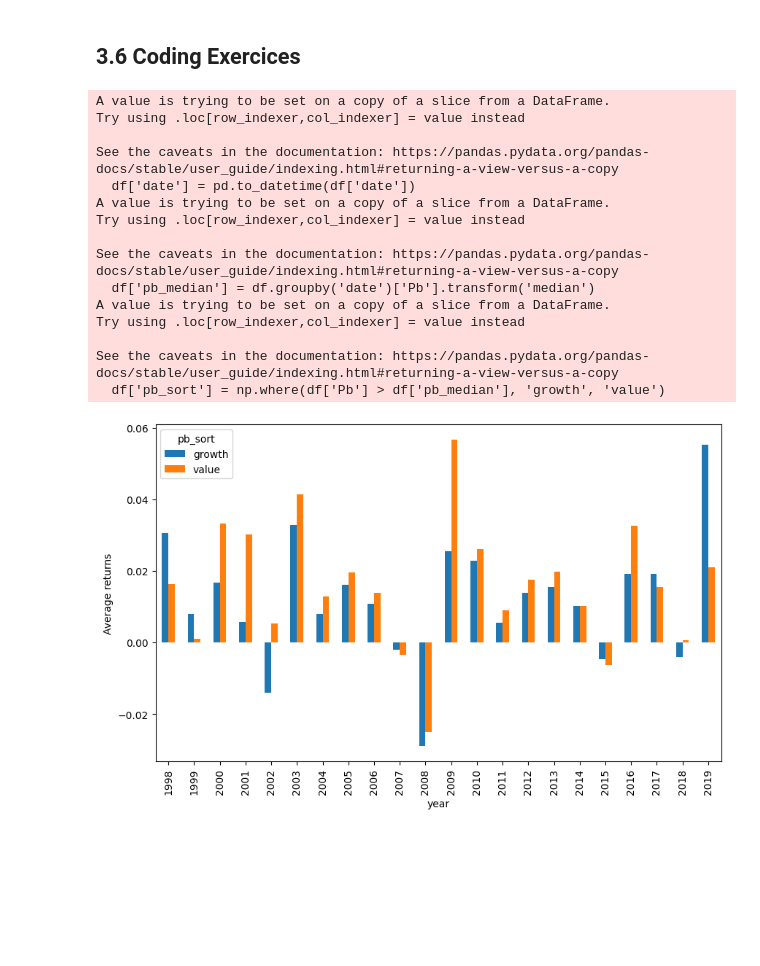
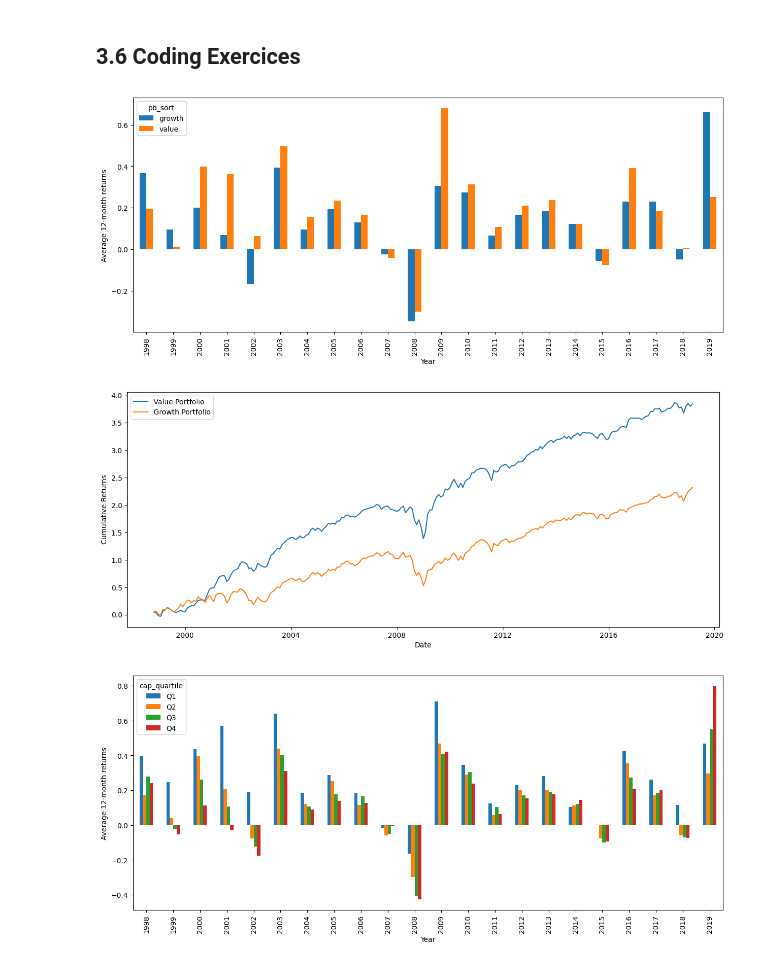
Before and after one commit to mathieucbd/ml-for-factor-investing, a Jupyter notebook: notebooks/2_factors.ipynb, the cells around one changed output. Cells and saved outputs as stored; diff of their text form; code cells hidden in the pictures; blank space fills up the shorter version.

```diff
--- a/notebooks/2_factors.ipynb
+++ b/notebooks/2_factors.ipynb
@@ -280,30 +280,51 @@ plt.show()
 # %% [markdown]
 ## 3.6 Coding Exercices
 # %%
-# Compute annual returns of the growth versus value portfolios, that is, the average return of firms with above median price-to-book ratio (the variable is called `Pb' in the dataset).
-df = data_ml[['stock_id','date','Pb','R1M_Usd']].copy()
-df['date'] = pd.to_datetime(df['date'])
-df['pb_median'] = df.groupby('date')['Pb'].transform('median')
-df['pb_sort'] = np.where(df['Pb'] > df['pb_median'], 'growth', 'value')
-avg_returns = df.groupby([df['date'].dt.year, 'pb_sort'])['R1M_Usd'].mean().reset_index()
-avg_returns.pivot(index='date',columns='pb_sort',values='R1M_Usd').plot.bar(figsize=(10,6))
-plt.ylabel('Average returns')
+# 1. Compute annual returns of the growth versus value portfolios, that is,
+#    the average return of firms with above median price-to-book ratio (the variable is called `Pb' in the dataset).
+
+df_exo = data_ml[['stock_id','date','Pb','R1M_Usd']].copy()
+df_exo['date'] = pd.to_datetime(df_exo['date'])
+df_exo['R1M_USD_annualized'] = df_exo['R1M_Usd'] * 12
+df_exo['pb_median'] = df_exo.groupby('date')['Pb'].transform('median')
+df_exo['pb_sort'] = np.where(df_exo['Pb'] > df_exo['pb_median'], 'growth', 'value')
+avg_ann_returns = df_exo.groupby([df_exo['date'].dt.year, 'pb_sort'])['R1M_USD_annualized'].mean().reset_index()
+avg_ann_returns.pivot(index='date',columns='pb_sort',values='R1M_USD_annualized').plot.bar(figsize=(15,6))
+plt.ylabel('Average 12-month returns')
 plt.xlabel('Year')
 plt.show()
 # %% [output]
-A value is trying to be set on a copy of a slice from a DataFrame.
-Try using .loc[row_indexer,col_indexer] = value instead
-
-See the caveats in the documentation: https://pandas.pydata.org/pandas-docs/stable/user_guide/indexing.html#returning-a-view-versus-a-copy
-  df['date'] = pd.to_datetime(df['date'])
-A value is trying to be set on a copy of a slice from a DataFrame.
-Try using .loc[row_indexer,col_indexer] = value instead
-
-See the caveats in the documentation: https://pandas.pydata.org/pandas-docs/stable/user_guide/indexing.html#returning-a-view-versus-a-copy
-  df['pb_median'] = df.groupby('date')['Pb'].transform('median')
-A value is trying to be set on a copy of a slice from a DataFrame.
-Try using .loc[row_indexer,col_indexer] = value instead
-
-See the caveats in the documentation: https://pandas.pydata.org/pandas-docs/stable/user_guide/indexing.html#returning-a-view-versus-a-copy
-  df['pb_sort'] = np.where(df['Pb'] > df['pb_median'], 'growth', 'value')
-[figure, old version]
+[figure, new version]
+# %%
+# 2. Same exercise, but compute the monthly returns and plot the value (through time) of the corresponding portfolios.
+
+avg_monthly_returns = df_exo.groupby([df_exo['date'].dt.to_period('M'), 'pb_sort'])['R1M_Usd'].mean().reset_index()
+
+avg_value_monthly_returns = avg_monthly_returns[avg_monthly_returns['pb_sort'] == 'value']
+avg_growth_monthly_returns = avg_monthly_returns[avg_monthly_returns['pb_sort'] == 'growth']
+
+cum_value_monthly_returns = (avg_value_monthly_returns.set_index('date')['R1M_Usd']).cumsum()
+cum_growth_monthly_returns = (avg_growth_monthly_returns.set_index('date')['R1M_Usd']).cumsum()
+
+plt.figure(figsize=(15,6))
+plt.plot(cum_value_monthly_returns.index.to_timestamp(), cum_value_monthly_returns, label='Value Portfolio')
+plt.plot(cum_growth_monthly_returns.index.to_timestamp(), cum_growth_monthly_returns, label='Growth Portfolio')
+plt.ylabel('Cumulative Returns')
+plt.xlabel('Date')
+plt.legend()
+plt.show()
+# %% [output]
+[figure, added]
+# %%
+# 3. Instead of a unique threshold, compute simply sorted portfolios based on quartiles of market capitalization.
+#    Compute their annual returns and plot them.
+
+df_exo['Mkt_Cap_12M_Usd'] = data_ml['Mkt_Cap_12M_Usd'].copy()
+df_exo['cap_quartile'] = pd.qcut(df_exo['Mkt_Cap_12M_Usd'], 4, labels=['Q1', 'Q2', 'Q3', 'Q4'])
+avg_ann_returns_quartiles = df_exo.groupby([df_exo['date'].dt.year, 'cap_quartile'], observed=True)['R1M_USD_annualized'].mean().reset_index()
+avg_ann_returns_quartiles.pivot(index='date',columns='cap_quartile',values='R1M_USD_annualized').plot.bar(figsize=(15,6))
+plt.ylabel('Average 12-month returns')
+plt.xlabel('Year')
+plt.show()
+# %% [output]
+[figure, added]
```
